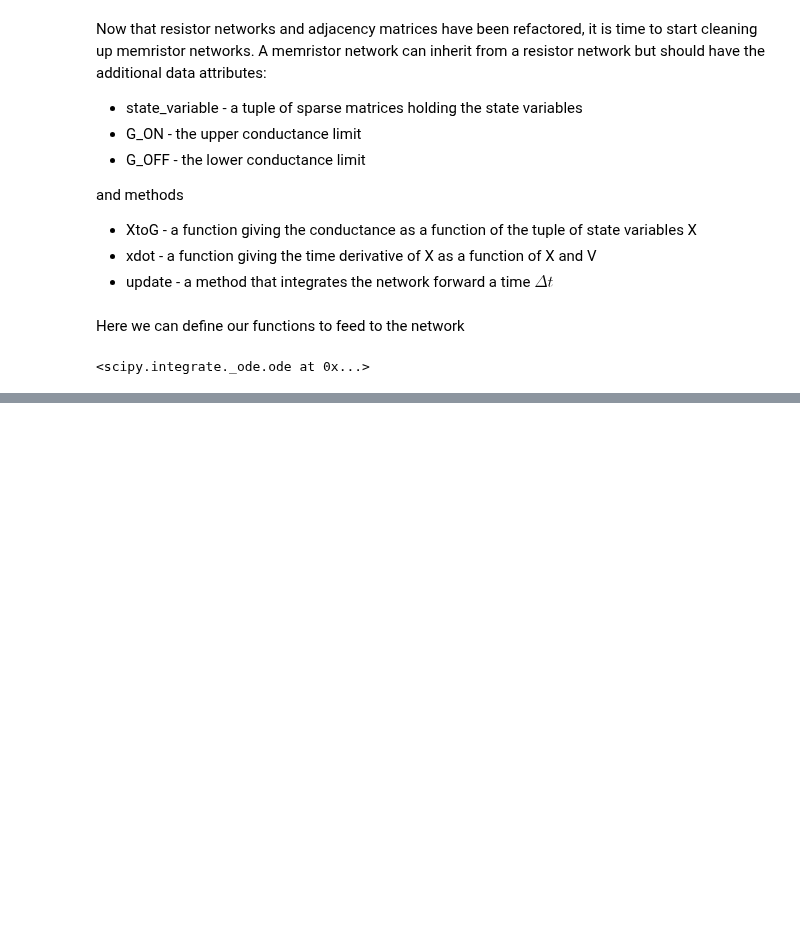
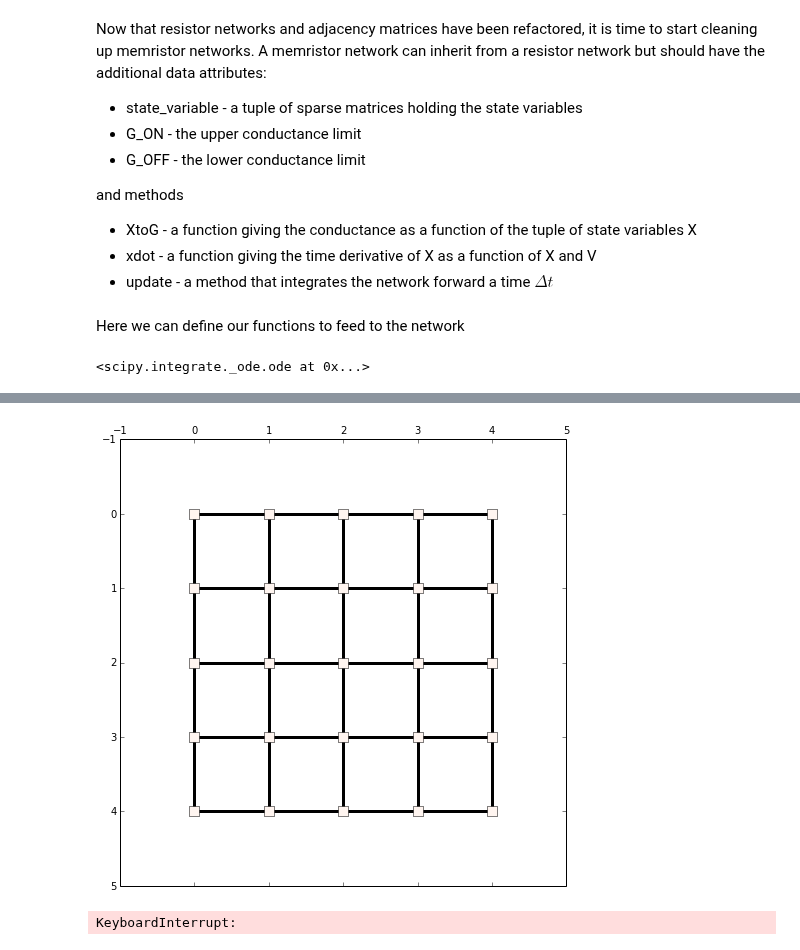
Before and after one commit to forrestsheldon/memNets, a Jupyter notebook: Memristor_Nets_V2.ipynb, the cells around one changed output, grey strips where cells are left out. Drawn from its saved outputs; the diff is of its cells as text; code cells hidden in the pictures; blank space fills up the shorter version.

```diff
--- a/Memristor_Nets_V2.ipynb
+++ b/Memristor_Nets_V2.ipynb
@@ -182,0 +260,23 @@ ax.set_xlim(0, 15)
+# %%
+lattice_shape = (5, 5)
+num_nodes = lattice_shape[0] * lattice_shape[1]
+state_var = gen_adj.cubic_2d(lattice_shape, undirected=False, xbias=1, ybias=1)
+threshold_voltages = state_var.copy()
+# %%
+# Create the external voltage
+t_final = 1500                                              # in units of t_0
+t = np.linspace(0, t_final, 10000 )
+dt = t[1] - t[0]
+
+V_final = 17.5                                               # in units of V_t
+V_high = np.linspace(0, V_final, 10000)
+v_external = np.empty((num_nodes, len(t))) * np.nan
+v_external[0:lattice_shape[1],  :] = V_high
+v_external[(-1 * lattice_shape[1]):, :] = 0
+# %%
+rows, cols = state_var.nonzero()
+num_memristors = len(rows)
+R_initial = (R_OFF - R_ON) * np.random.random_sample(num_memristors) + R_ON
+V_thresholds = V_t * np.random.random_sample(num_memristors)
+state_var[rows, cols] = 1. / R_initial
+threshold_voltages[rows, cols] = V_thresholds
@@ -182,0 +289,21 @@ ax.set_xlim(0, 15)
+# %%
+memtest.solve_voltages('cg')
+fig, ax = plt.subplots(figsize=(8,8))
+memtest.display(ax, 'voltage', nodesize=10)
+# %% [output]
+[figure, added]
+# %%
+cond = [0]
+initial_state = memtest.state_variables.copy()
+# At each time point beginning with the 2nd
+for t_idx, time in enumerate(t[1:]):
+    # update external voltages
+    memtest.external_voltages = v_external[:,t_idx]
+    # integrate the memristances
+    memtest.update(dt)
+    # solve the network
+    memtest.solve_voltages('cg')
+    # add the memristances to our list
+    cond.append(memtest.conductivity())
+# %% [output]
+KeyboardInterrupt:
```
Also changed, not shown: parts of 8 cells of this notebook, 3 other files.
